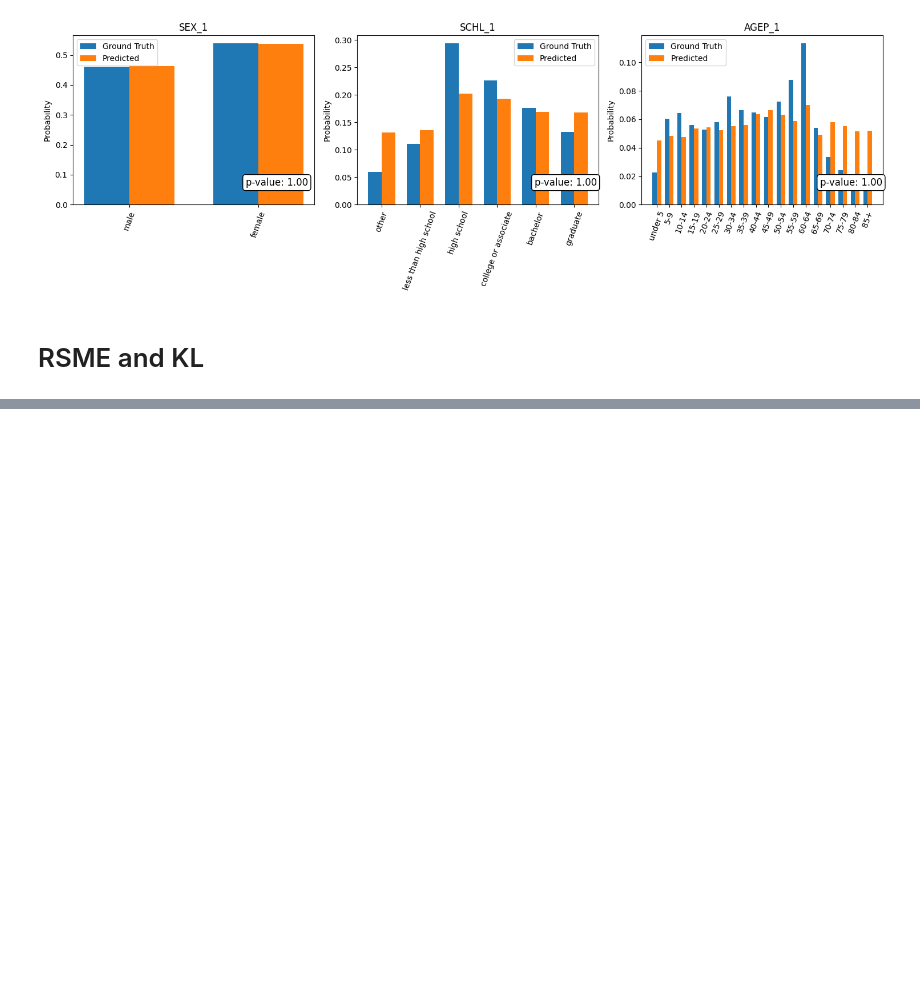
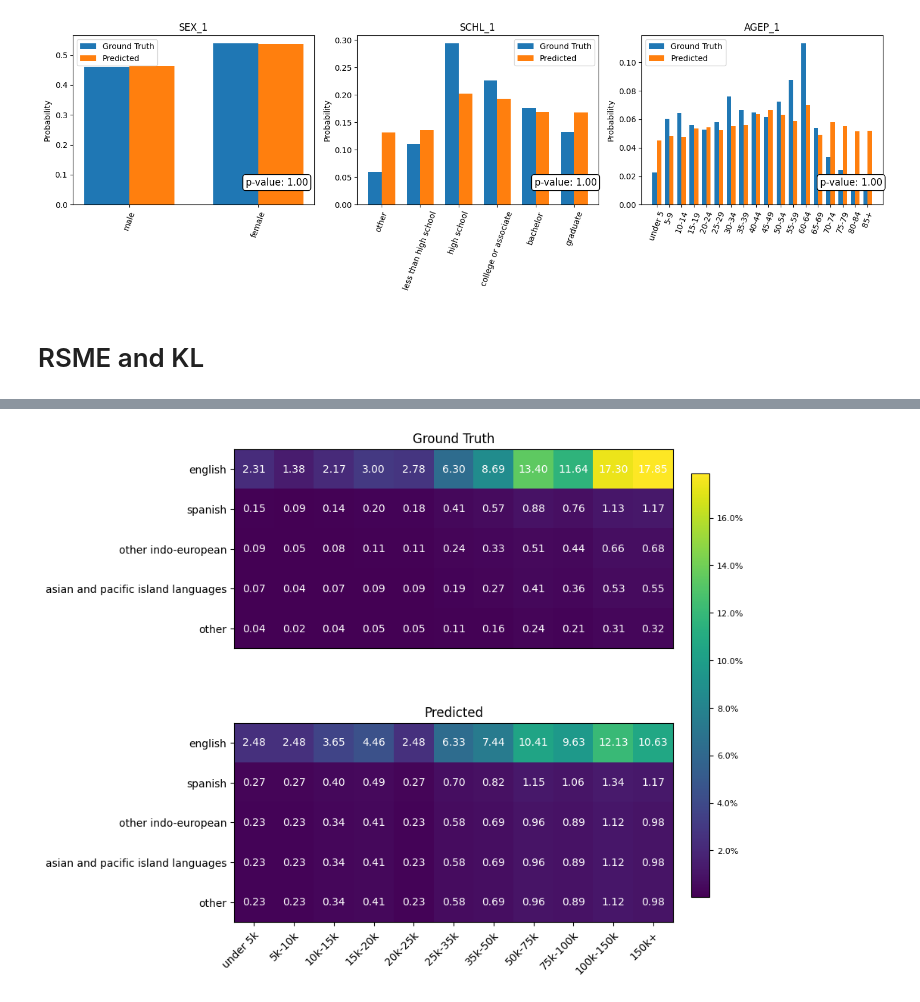
Before and after one commit to fabi-kb/GNN_Project, a Jupyter notebook: pre_analysis.ipynb, the cells around one changed output, grey strips where cells are left out. Drawn from its saved outputs; the diff is of its cells as text; code cells hidden in the pictures; blank space fills up the shorter version.

Commit message:
Added RMSE and KL performance metric, and the joint distribution plots

```diff
--- a/pre_analysis.ipynb
+++ b/pre_analysis.ipynb
@@ -313,0 +335,12 @@ torch.Size([3156, 100])
+# %%
+hhl_probs = probabilities_h(ground_truth, predicted, hhl_dict)
+hincp_probs = probabilities_h(ground_truth, predicted, hincp_dict)
+
+joint_gt = np.outer(hhl_probs[0], hincp_probs[0])
+joint_pred = np.outer(hhl_probs[1], hincp_probs[1])
+
+row_names = list(hhl_dict.keys())
+col_names = list(hincp_dict.keys())
+
+print(joint_gt.shape)
+print(joint_pred.shape)
@@ -313,0 +420,4 @@ torch.Size([3156, 100])
+# %%
+plot_joint_distributions(joint_gt, joint_pred, row_names, col_names, title_ground="Ground Truth", title_pred="Predicted", cmap="viridis")
+# %% [output]
+[figure, added]
```
Also changed, not shown: parts of 15 cells of this notebook.
